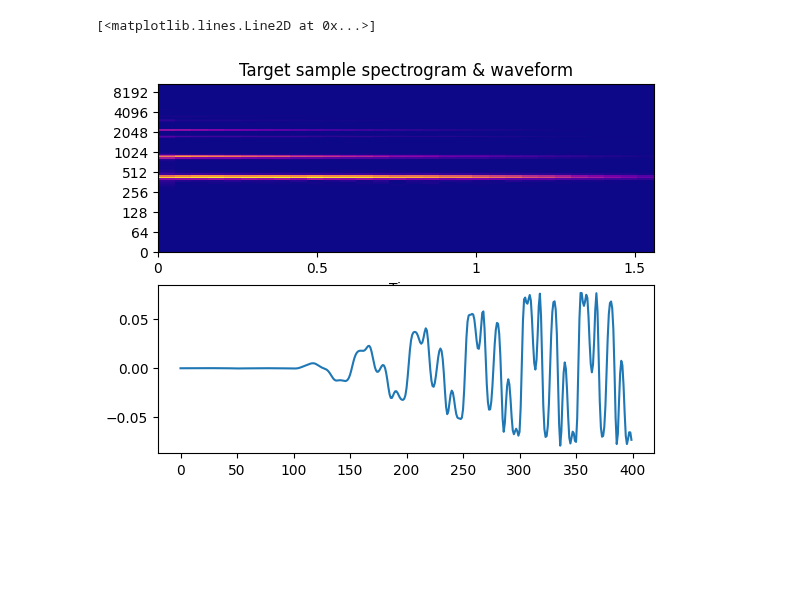
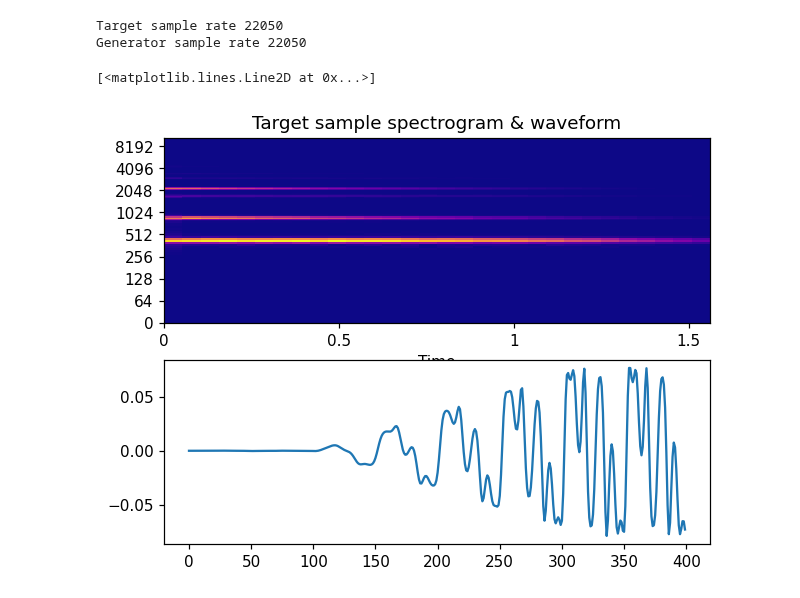
Before and after one commit to Wint3rmute/luthier, a Jupyter notebook: prototyping.ipynb, the cells around one changed output. Cells and saved outputs as stored; diff of their text form; code cells hidden in the pictures; blank space fills up the shorter version.

```diff
--- a/prototyping.ipynb
+++ b/prototyping.ipynb
@@ -11,6 +11,7 @@ from prototyping import *
 from dtw import dtw
 from numpy.linalg import norm
 import os
+plt.rcParams['figure.dpi'] = 110
 # %%
 def get_spectrogram(audio_arr):
     # Create BFT object and extract mel spectrogram
@@ -23,23 +32,28 @@ def get_spectrogram(audio_arr):
 # %%
 import librosa
 
 fm_sample_data, fm_sample_sample_rate = librosa.load('./fm_sample.wav')
+print("Target sample rate", fm_sample_sample_rate)
+print("Generator sample rate", SAMPLE_RATE)
 
 bft_obj, spec_arr = get_spectrogram(fm_sample_data)
+target_sample_bft, target_sampe_spec_arr = bft_obj, spec_arr
 
 audio_len = fm_sample_data.shape[-1]
 
 fig, (ax, ax2) = plt.subplots(2, 1, sharex=False, sharey=False)
 img = fill_spec(spec_arr, axes=ax,
           x_coords=bft_obj.x_coords(audio_len),
           y_coords=bft_obj.y_coords(),
           x_axis='time', y_axis='log',
           title='Target sample spectrogram & waveform')
 
 ax2.plot(fm_sample_data[:400])
 # %% [output]
-[<matplotlib.lines.Line2D at 0x...>]
+Target sample rate 22050
+Generator sample rate 22050
+[<matplotlib.lines.Line2D at 0x...>]
-[figure, old version]
+[figure, new version]
 # %%
 fm_sample_mfcc = librosa.feature.mfcc(y=fm_sample_data, sr=fm_sample_sample_rate)
 librosa.display.specshow(fm_sample_mfcc)
```
Also changed, not shown: parts of 3 cells of this notebook.
